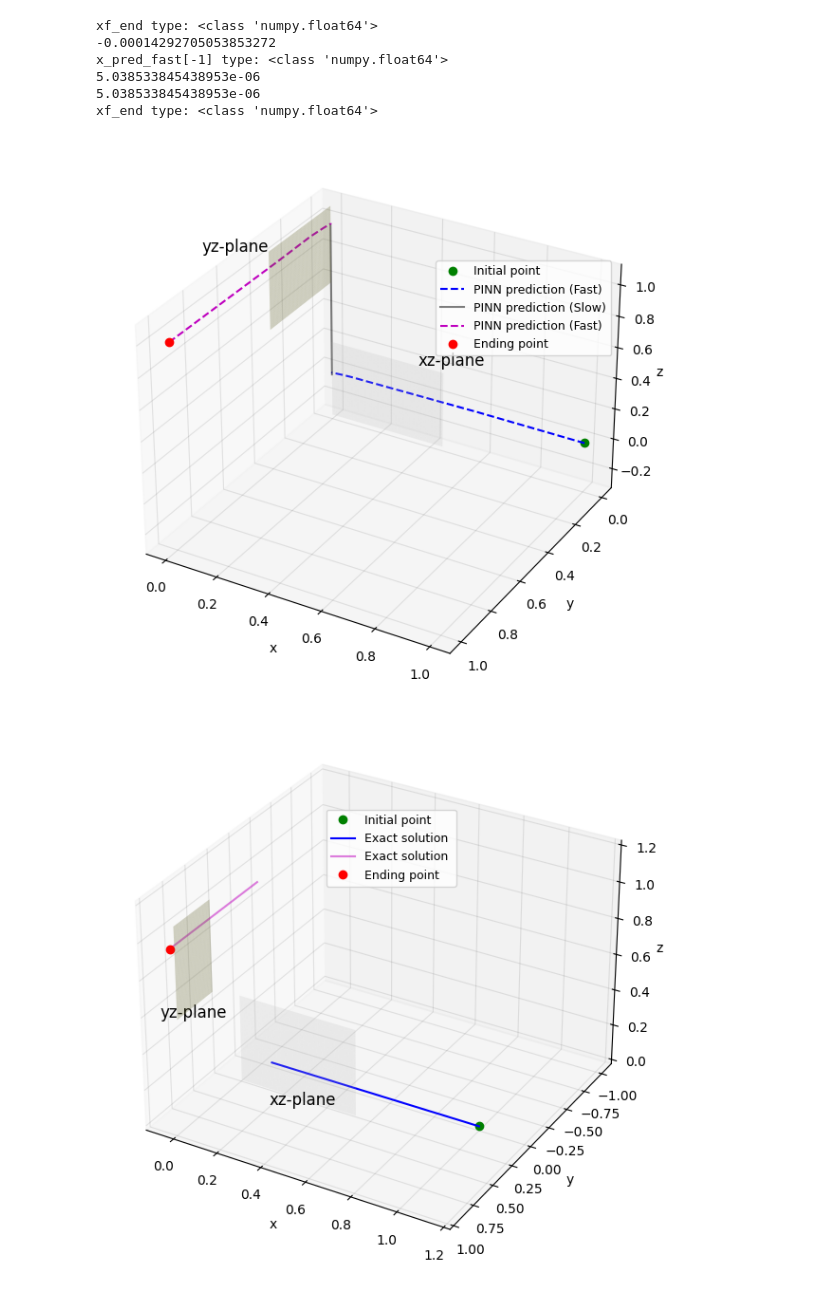
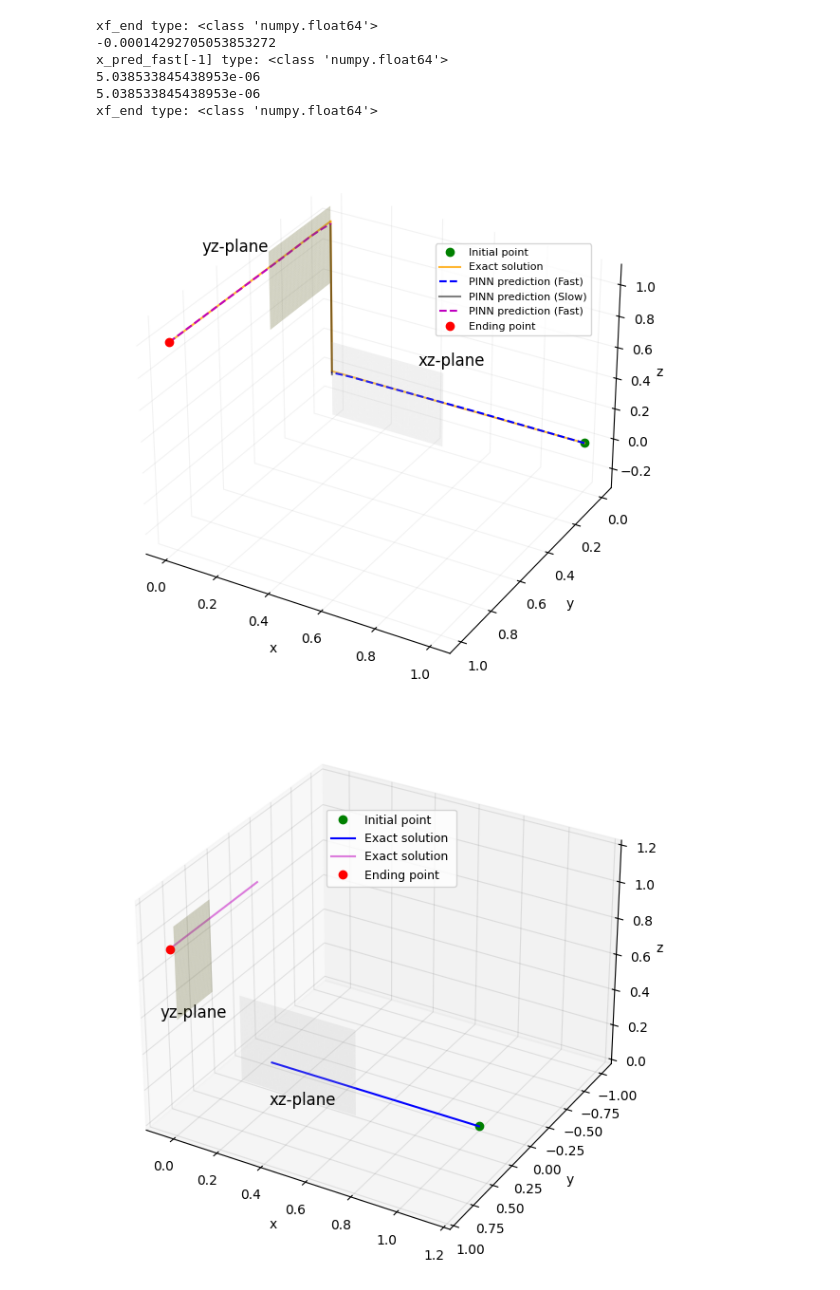
Before and after one commit to Hamid-Mofidi/PINNs_on_Multiple_timescale_dynamics, a Jupyter notebook: Examples8/pinnmltscl-GSP-ex-1-no_purturb3.ipynb, the cells around one changed output. Saved outputs shown, nothing was run; the diff lists cells and outputs as text; code cells hidden in the pictures.

```diff
--- a/Examples8/pinnmltscl-GSP-ex-1-no_purturb3.ipynb
+++ b/Examples8/pinnmltscl-GSP-ex-1-no_purturb3.ipynb
@@ -735,6 +742,13 @@ import numpy as np
 
 fig = plt.figure(figsize=(12, 6))
 ax = fig.add_subplot(111, projection='3d')
+ax.set_facecolor('white')  # Set the background color of the 3D plot
+
+ax.plot(x_init, y_init, z_init, 'go', label='Initial point')
+
+ax.plot(x_exact_fast, y_exact_fast, z_exact_fast, '-', color='orange', label='Exact solution', alpha=0.8)
+ax.plot(x_exact_slow + x_pred_fast[-1], y_exact_slow + x_pred_fast[-1], z_exact_slow + x_pred_fast[-1], '-', color='orange', alpha=0.8)
+ax.plot(x_exact_fast2, y_exact_fast2, z_exact_fast2, color='orange', alpha=0.8)
 
 # Plotting the xz-plane
 x_plane = np.linspace(0, 0.45, 100)
@@ -744,45 +758,45 @@ Y_plane = np.zeros_like(X_plane)
 ax.plot_surface(X_plane, Y_plane, Z_plane, alpha=0.2, color='lightgrey')
 
 # Plotting the yz-plane
 y_plane = np.linspace(0, 0.4, 100)
 z_plane = np.linspace(0.6, 1.1, 100)
 Y_plane, Z_plane = np.meshgrid(y_plane, z_plane)
 X_plane = np.zeros_like(Y_plane)
-ax.plot_surface(X_plane, Y_plane, Z_plane, alpha=0.3,  color=(1.0, 1.0, 0.5))
+ax.plot_surface(X_plane, Y_plane, Z_plane, alpha=0.3, color=(1.0, 1.0, 0.5))
 
 # Annotation for xz-plane using LaTeX
 ax.text(0.35, 0, 0.2, r"xz-plane", color='black', fontsize=12, ha='left')
 
 # Annotation for yz-plane using LaTeX
 ax.text(0, 0.4, 1.1, r"yz-plane", color='black', fontsize=12, ha='right')
 
-# Your existing plots
-ax.plot(x_init, y_init, z_init, 'go', label='Initial point')
 ax.plot(x_pred_fast, y_pred_fast, z_pred_fast, 'b--', label='PINN prediction (Fast)')
 
 ax.plot(x_pred_slow + x_pred_fast[-1], y_pred_slow + y_pred_fast[-1], z_pred_slow + z_pred_fast[-1], 'k-', label='PINN prediction (Slow)', alpha=0.5)
 ax.plot(x_pred_fast2, y_pred_fast2, z_pred_fast2, 'm--', label='PINN prediction (Fast)')
 ax.plot(x_end, y_end, z_end, 'ro', label='Ending point')
 
 ax.set_xlabel('x')
 ax.set_ylabel('y')
 ax.set_zlabel('z', labelpad=-1)
-#ax.set_title('Combined Fast and Slow Systems')
-#ax.legend()
-ax.legend(prop={'size': 9}, bbox_to_anchor=(0.6, 0.8))
+
+ax.legend(prop={'size': 8}, bbox_to_anchor=(0.6, 0.83))
 ax.invert_yaxis()
 
-ax.xaxis._axinfo['grid'].update(color=(0.1, 0.1, 0.1, 0.1))
-ax.yaxis._axinfo['grid'].update(color=(0.1, 0.1, 0.1, 0.1))
-ax.zaxis._axinfo['grid'].update(color=(0.1, 0.1, 0.1, 0.1))
+# Set the pane colors to white
+ax.w_xaxis.set_pane_color((1.0, 1.0, 1.0, 1.0))
+ax.w_yaxis.set_pane_color((1.0, 1.0, 1.0, 1.0))
+ax.w_zaxis.set_pane_color((1.0, 1.0, 1.0, 1.0))
 
-# Rotating the figure by 20 degrees
-#ax.view_init(elev=20, azim=-10)
+# Set the grid colors to very light gray
+ax.xaxis._axinfo['grid'].update(color=(0.05, 0.05, 0.05, 0.05))
+ax.yaxis._axinfo['grid'].update(color=(0.05, 0.05, 0.05, 0.05))
+ax.zaxis._axinfo['grid'].update(color=(0.05, 0.05, 0.05, 0.05))
 
 plt.tight_layout()
 plt.show()
 # %% [output]
-[figure, old version]
+[figure, new version]
 # %%
 nn = 7
 fig = plt.figure(figsize=(12, 6))
```
Also changed, not shown: parts of 3 cells of this notebook.
